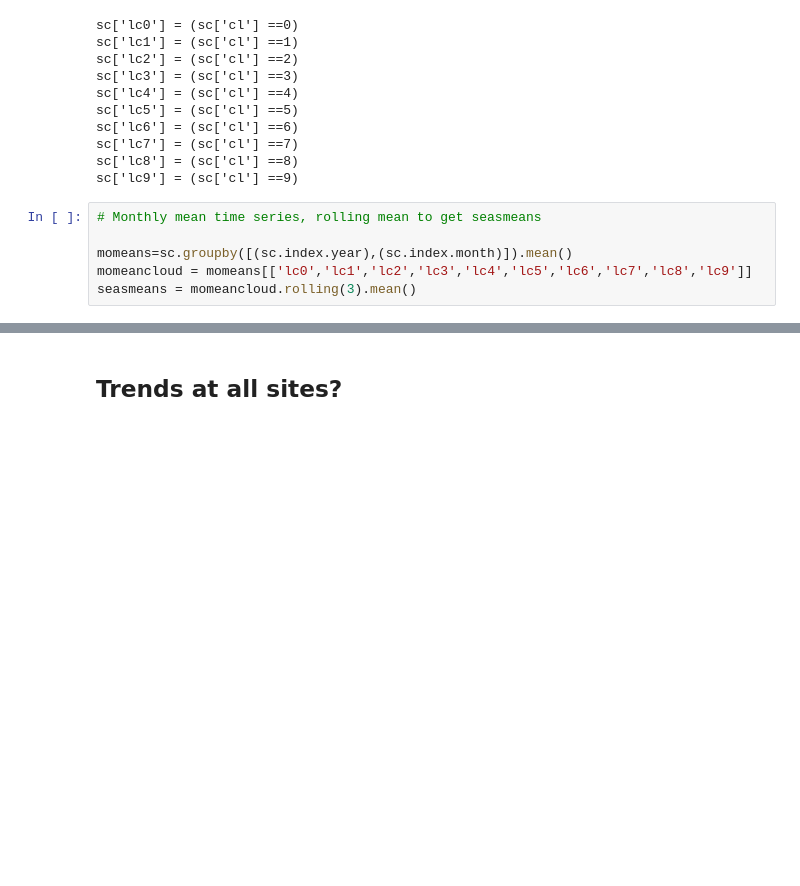
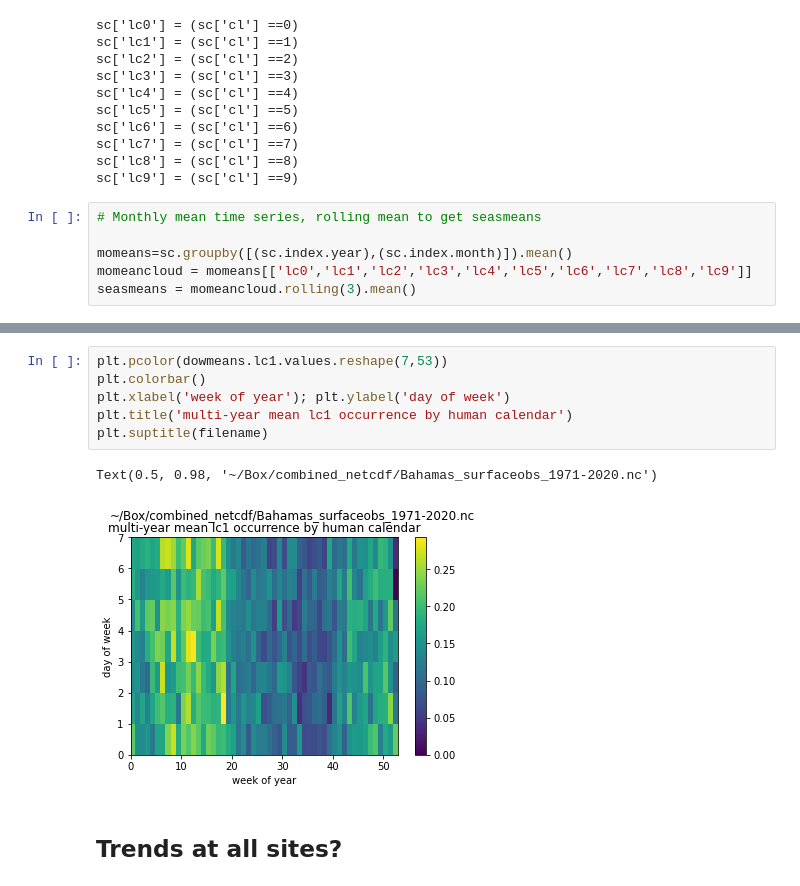
Before and after one commit to MPOcanes/MPO624_2022, a Jupyter notebook: Notebooks/Clouds_surfaceobs.ipynb, the cells around one changed output, grey strips where cells are left out. Saved outputs shown, nothing was run; the diff lists cells and outputs as text; blank space fills up the shorter version.

```diff
--- a/Notebooks/Clouds_surfaceobs.ipynb
+++ b/Notebooks/Clouds_surfaceobs.ipynb
@@ -99,3 +125,12 @@ DJFs.plot(figsize=[13,6], marker='o')
+# %%
+plt.pcolor(dowmeans.lc1.values.reshape(7,53))
+plt.colorbar()
+plt.xlabel('week of year'); plt.ylabel('day of week')
+plt.title('multi-year mean lc1 occurrence by human calendar')
+plt.suptitle(filename)
+# %% [output]
+Text(0.5, 0.98, '~/Box/combined_netcdf/Bahamas_surfaceobs_1971-2020.nc')
+[figure, added]
 # %% [markdown]
 <a id='trends'></a>
 
```
Also changed, not shown: parts of 4 cells of this notebook.
